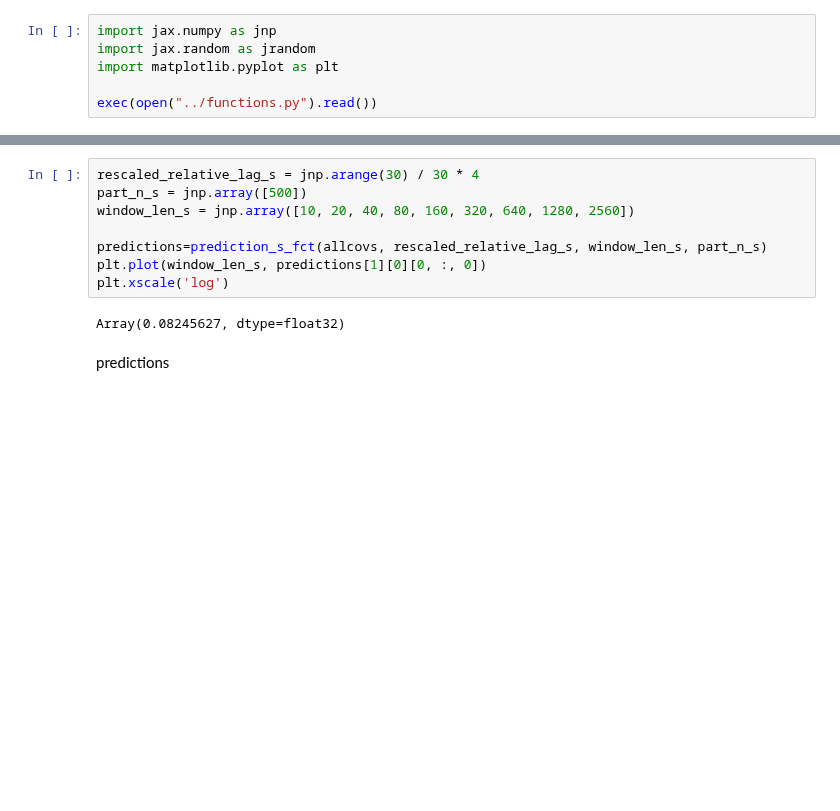
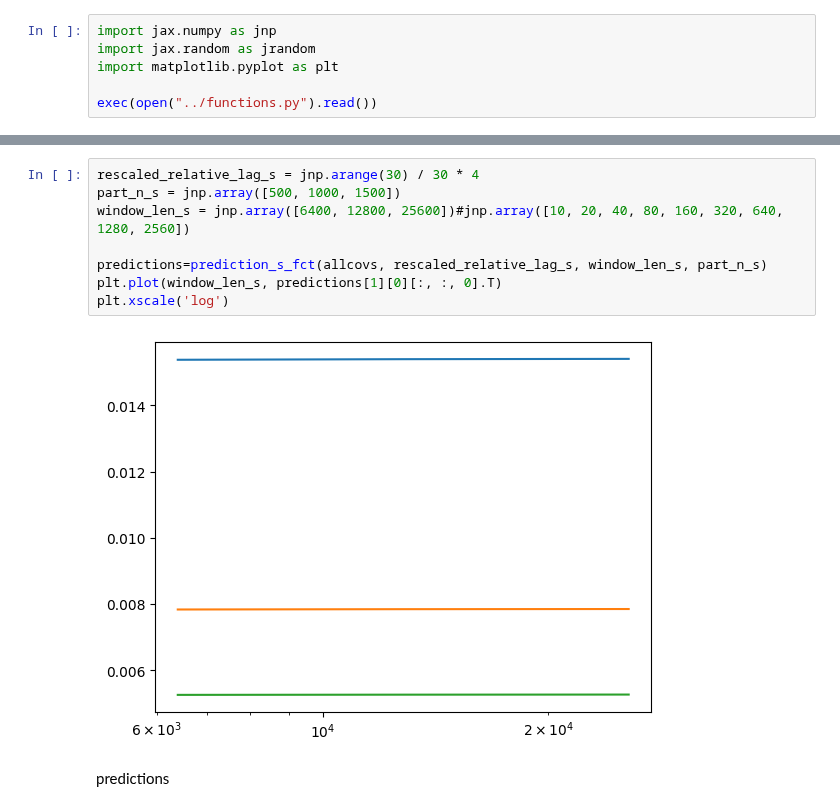
Before and after one commit to zhaoz0314/random-EI, a Jupyter notebook: pseudospatial/predictions.ipynb, the cells around one changed output, grey strips where cells are left out. Cells and saved outputs as stored; diff of their text form; blank space fills up the shorter version.

```diff
--- a/pseudospatial/predictions.ipynb
+++ b/pseudospatial/predictions.ipynb
@@ -636,13 +612,13 @@ print(jnp.max(jnp.einsum("ii->i",allcovs[1][1][0])*500),
 # %%
 rescaled_relative_lag_s = jnp.arange(30) / 30 * 4
-part_n_s = jnp.array([500])
-window_len_s = jnp.array([10, 20, 40, 80, 160, 320, 640, 1280, 2560])
+part_n_s = jnp.array([500, 1000, 1500])
+window_len_s = jnp.array([6400, 12800, 25600])#jnp.array([10, 20, 40, 80, 160, 320, 640, 1280, 2560])
 
 predictions=prediction_s_fct(allcovs, rescaled_relative_lag_s, window_len_s, part_n_s)
-plt.plot(window_len_s, predictions[1][0][0, :, 0])
+plt.plot(window_len_s, predictions[1][0][:, :, 0].T)
 plt.xscale('log')
 # %% [output]
-Array(0.08245627, dtype=float32)
+[figure, added]
 # %% [markdown]
 predictions
 # %% [markdown]
```
Also changed, not shown: parts of 5 cells of this notebook, 1 other file.
